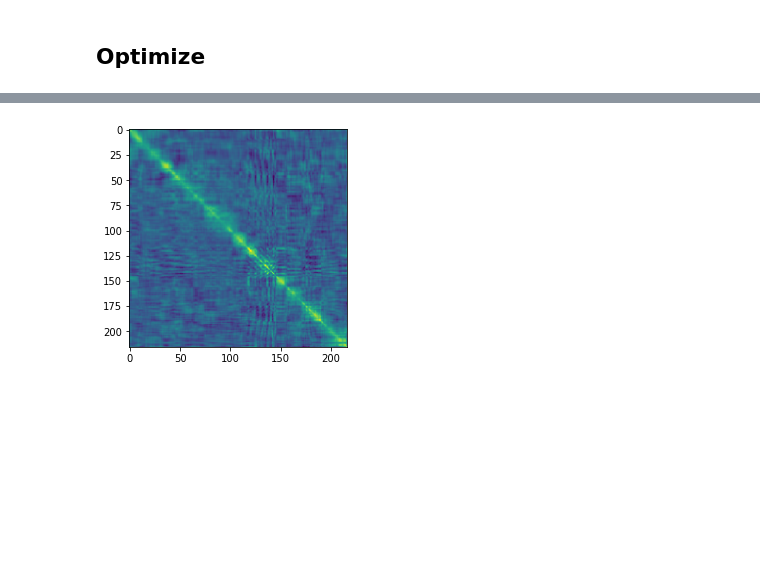
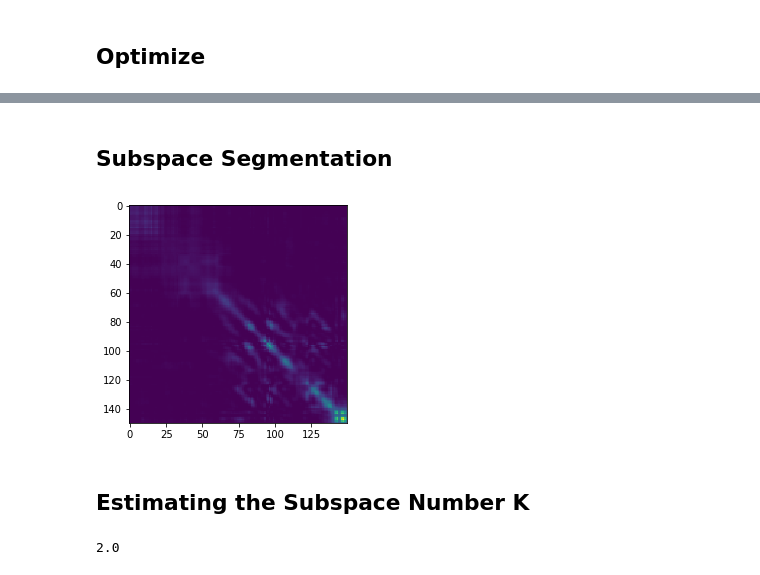
Before and after one commit to grassFlamingo/machine_wonder, a Jupyter notebook: machine learning/basic/subspace clustering.ipynb, the cells around one changed output, grey strips where cells are left out. Drawn from its saved outputs; the diff is of its cells as text; code cells hidden in the pictures; blank space fills up the shorter version.

Commit message:
subspace clus 9/10

```diff
--- a/machine learning/basic/subspace clustering.ipynb
+++ b/machine learning/basic/subspace clustering.ipynb
@@ -131,5 +151,15 @@ plt.show()
-# %%
-plt.imshow(Z)
-plt.show()
-# %% [output]
-[figure, removed]
+# %% [markdown]
+## Subspace Segmentation
+# %%
+zU, zS, zV = np.linalg.svd(Z)
+# %%
+W = zU * np.sqrt(zS)
+W = np.matmul(W, W.T)
+W = np.square(W)
+
+plt.imshow(W)
+plt.show()
+# %% [output]
+[figure, added]
+# %% [markdown]
+## Estimating the Subspace Number K
@@ -135,0 +174,11 @@ plt.show()
+# %%
+tau = 3e-1
+feig = np.ones_like(eigL)
+eigbelow = eigL < tau
+
+feig[eigbelow] = np.log2(1 + np.square(eigL[eigbelow])/(tau*tau))
+
+numK = len(eigL) - np.floor(np.sum(feig))
+print(numK)
+# %% [output]
+2.0
```
Also changed, not shown: parts of 9 cells of this notebook, 1 other file.
